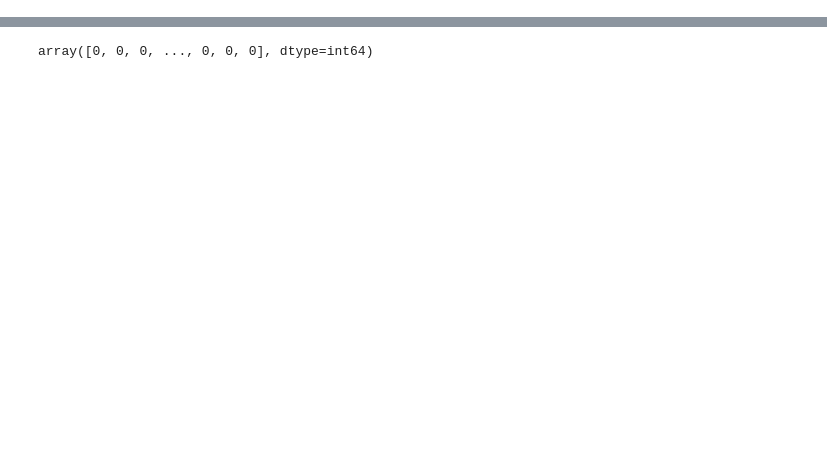
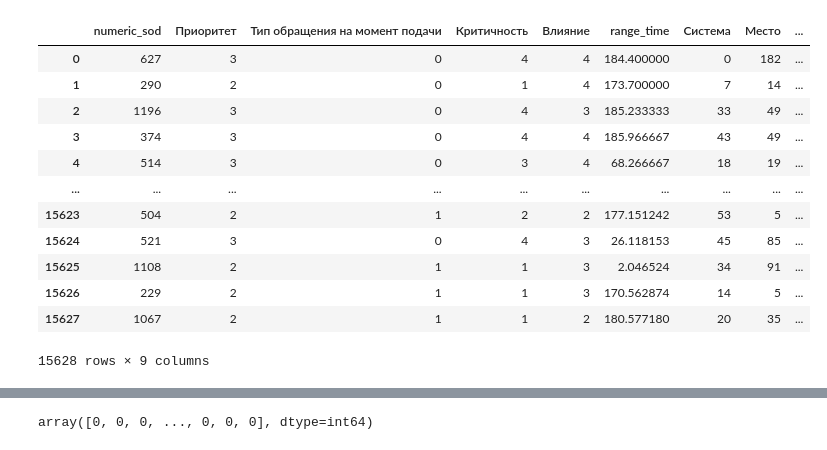
Before and after one commit to zayycev22/user_issue_classifier, a Jupyter notebook: classsifier.ipynb, the cells around one changed output, grey strips where cells are left out. Saved outputs shown, nothing was run; the diff lists cells and outputs as text; code cells hidden in the pictures; blank space fills up the shorter version.

```diff
--- a/classsifier.ipynb
+++ b/classsifier.ipynb
@@ -24,0 +40,18 @@ x_train, x_test, y_train, y_test = train_test_split(df[['Приоритет', '
+# %%
+smote = SMOTE(random_state=1000, k_neighbors=4)
+x_, y_ = smote.fit_resample(x_train, y_train)
+x_
+# %% [output]
+|  | numeric_sod | Приоритет | Тип обращения на момент подачи | Критичность | Влияние | range_time | Система | Место | ... |
+| 0 | 627 | 3 | 0 | 4 | 4 | 184.400000 | 0 | 182 | ... |
+| 1 | 290 | 2 | 0 | 1 | 4 | 173.700000 | 7 | 14 | ... |
+| 2 | 1196 | 3 | 0 | 4 | 3 | 185.233333 | 33 | 49 | ... |
+| 3 | 374 | 3 | 0 | 4 | 4 | 185.966667 | 43 | 49 | ... |
+| 4 | 514 | 3 | 0 | 3 | 4 | 68.266667 | 18 | 19 | ... |
+| ... | ... | ... | ... | ... | ... | ... | ... | ... | ... |
+| 15623 | 504 | 2 | 1 | 2 | 2 | 177.151242 | 53 | 5 | ... |
+| 15624 | 521 | 3 | 0 | 4 | 3 | 26.118153 | 45 | 85 | ... |
+| 15625 | 1108 | 2 | 1 | 1 | 3 | 2.046524 | 34 | 91 | ... |
+| 15626 | 229 | 2 | 1 | 1 | 3 | 170.562874 | 14 | 5 | ... |
+| 15627 | 1067 | 2 | 1 | 1 | 2 | 180.577180 | 20 | 35 | ... |
+15628 rows × 9 columns
```
Also changed, not shown: parts of 11 cells of this notebook, 2 other files.
